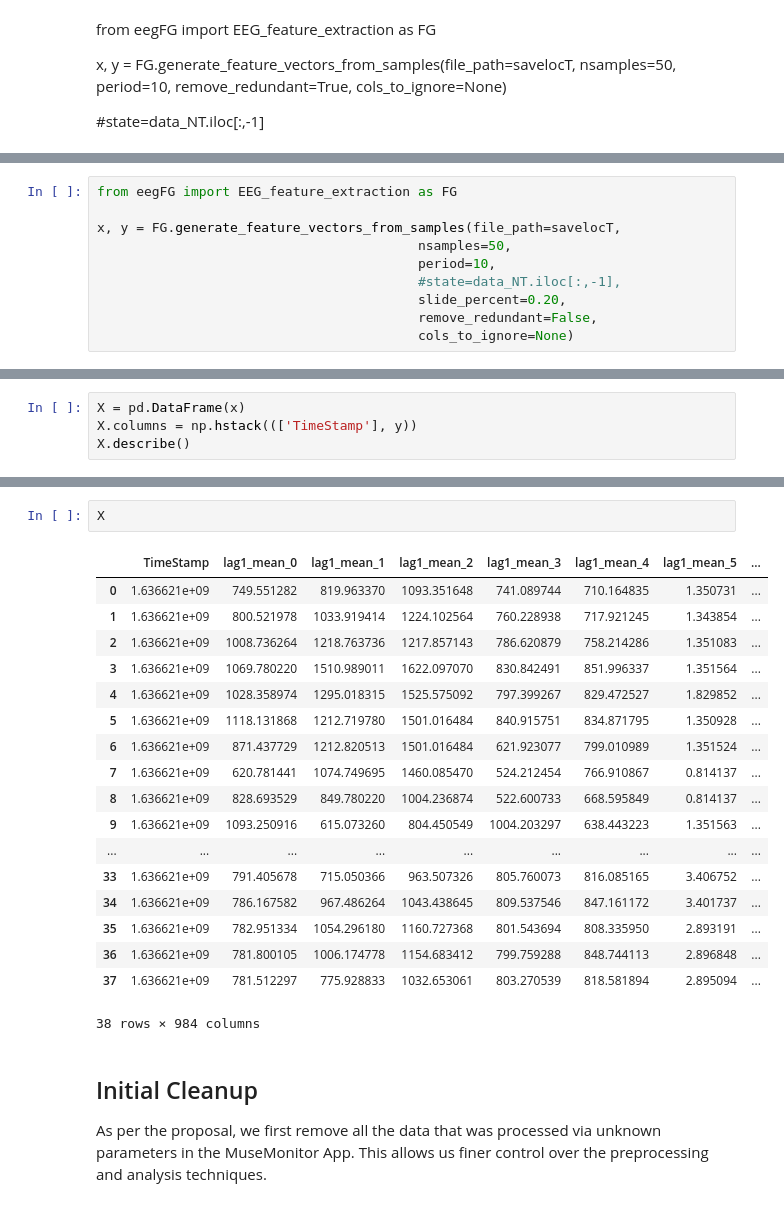
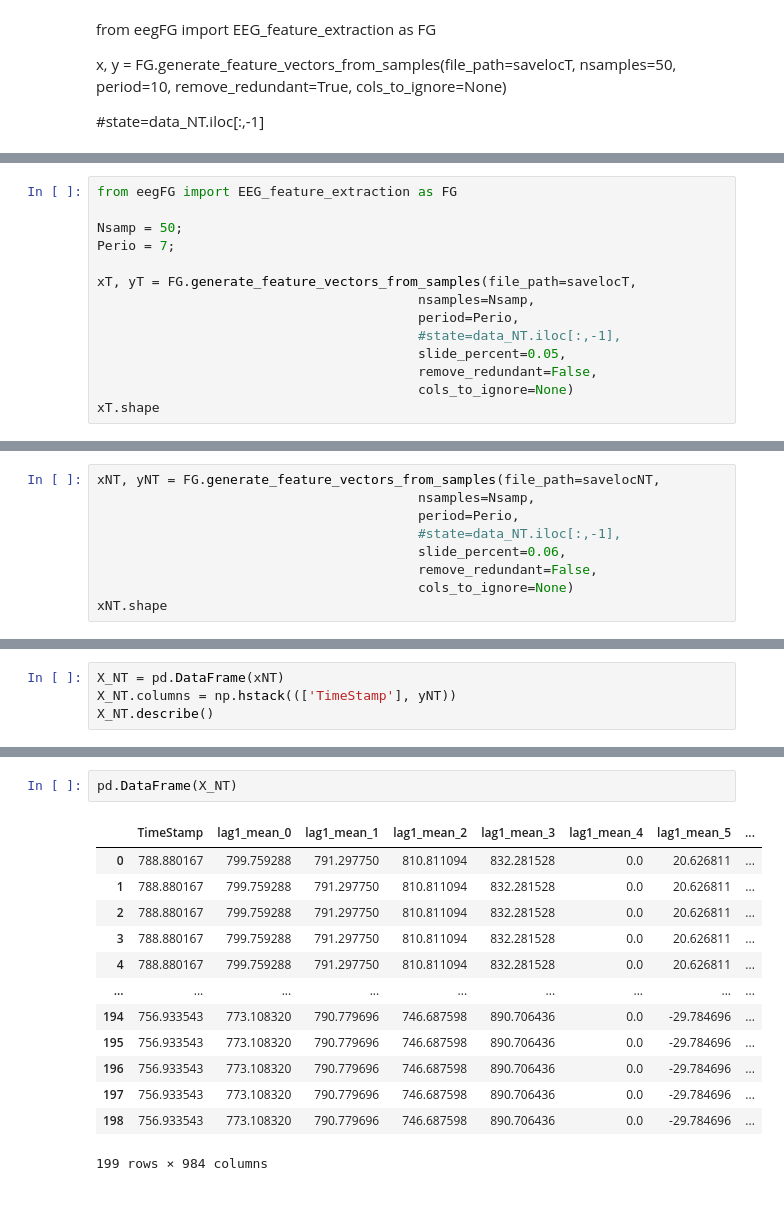
Before and after one commit to musahabib/WorkerFatigue_EEG_ML, a Jupyter notebook: Notebook.ipynb, the cells around one changed output, grey strips where cells are left out. Cells and saved outputs as stored; diff of their text form.

```diff
--- a/Notebook.ipynb
+++ b/Notebook.ipynb
@@ -261,10 +269,14 @@ x, y = FG.generate_feature_vectors_from_samples(file_path=savelocT,
 # %%
 from eegFG import EEG_feature_extraction as FG
 
-x, y = FG.generate_feature_vectors_from_samples(file_path=savelocT,
-                                         nsamples=50,
-                                         period=10,
+Nsamp = 50;
+Perio = 7;
+
+xT, yT = FG.generate_feature_vectors_from_samples(file_path=savelocT,
+                                         nsamples=Nsamp,
+                                         period=Perio,
                                          #state=data_NT.iloc[:,-1],
-                                         slide_percent=0.20,
+                                         slide_percent=0.05,
                                          remove_redundant=False,
                                          cols_to_ignore=None)
+xT.shape
@@ -270,0 +285,9 @@ x, y = FG.generate_feature_vectors_from_samples(file_path=savelocT,
+# %%
+xNT, yNT = FG.generate_feature_vectors_from_samples(file_path=savelocNT,
+                                         nsamples=Nsamp,
+                                         period=Perio,
+                                         #state=data_NT.iloc[:,-1],
+                                         slide_percent=0.06,
+                                         remove_redundant=False,
+                                         cols_to_ignore=None)
+xNT.shape
@@ -271,6 +348,6 @@ x, y = FG.generate_feature_vectors_from_samples(file_path=savelocT,
 # %%
-X = pd.DataFrame(x)
-X.columns = np.hstack((['TimeStamp'], y))
-X.describe()
+X_NT = pd.DataFrame(xNT)
+X_NT.columns = np.hstack((['TimeStamp'], yNT))
+X_NT.describe()
 # %% [output]
 |  | TimeStamp | lag1_mean_0 | lag1_mean_1 | lag1_mean_2 | lag1_mean_3 | lag1_mean_4 | lag1_mean_5 | ... |
@@ -285,25 +362,17 @@ X.describe()
 8 rows × 984 columns
 # %%
-X
+pd.DataFrame(X_NT)
 # %% [output]
 |  | TimeStamp | lag1_mean_0 | lag1_mean_1 | lag1_mean_2 | lag1_mean_3 | lag1_mean_4 | lag1_mean_5 | ... |
-| 0 | 1.636621e+09 | 749.551282 | 819.963370 | 1093.351648 | 741.089744 | 710.164835 | 1.350731 | ... |
-| 1 | 1.636621e+09 | 800.521978 | 1033.919414 | 1224.102564 | 760.228938 | 717.921245 | 1.343854 | ... |
-| 2 | 1.636621e+09 | 1008.736264 | 1218.763736 | 1217.857143 | 786.620879 | 758.214286 | 1.351083 | ... |
-| 3 | 1.636621e+09 | 1069.780220 | 1510.989011 | 1622.097070 | 830.842491 | 851.996337 | 1.351564 | ... |
-| 4 | 1.636621e+09 | 1028.358974 | 1295.018315 | 1525.575092 | 797.399267 | 829.472527 | 1.829852 | ... |
-| 5 | 1.636621e+09 | 1118.131868 | 1212.719780 | 1501.016484 | 840.915751 | 834.871795 | 1.350928 | ... |
-| 6 | 1.636621e+09 | 871.437729 | 1212.820513 | 1501.016484 | 621.923077 | 799.010989 | 1.351524 | ... |
-| 7 | 1.636621e+09 | 620.781441 | 1074.749695 | 1460.085470 | 524.212454 | 766.910867 | 0.814137 | ... |
-| 8 | 1.636621e+09 | 828.693529 | 849.780220 | 1004.236874 | 522.600733 | 668.595849 | 0.814137 | ... |
-| 9 | 1.636621e+09 | 1093.250916 | 615.073260 | 804.450549 | 1004.203297 | 638.443223 | 1.351563 | ... |
+| 0 | 788.880167 | 799.759288 | 791.297750 | 810.811094 | 832.281528 | 0.0 | 20.626811 | ... |
+| 1 | 788.880167 | 799.759288 | 791.297750 | 810.811094 | 832.281528 | 0.0 | 20.626811 | ... |
+| 2 | 788.880167 | 799.759288 | 791.297750 | 810.811094 | 832.281528 | 0.0 | 20.626811 | ... |
+| 3 | 788.880167 | 799.759288 | 791.297750 | 810.811094 | 832.281528 | 0.0 | 20.626811 | ... |
+| 4 | 788.880167 | 799.759288 | 791.297750 | 810.811094 | 832.281528 | 0.0 | 20.626811 | ... |
 | ... | ... | ... | ... | ... | ... | ... | ... | ... |
-| 33 | 1.636621e+09 | 791.405678 | 715.050366 | 963.507326 | 805.760073 | 816.085165 | 3.406752 | ... |
-| 34 | 1.636621e+09 | 786.167582 | 967.486264 | 1043.438645 | 809.537546 | 847.161172 | 3.401737 | ... |
-| 35 | 1.636621e+09 | 782.951334 | 1054.296180 | 1160.727368 | 801.543694 | 808.335950 | 2.893191 | ... |
-| 36 | 1.636621e+09 | 781.800105 | 1006.174778 | 1154.683412 | 799.759288 | 848.744113 | 2.896848 | ... |
-| 37 | 1.636621e+09 | 781.512297 | 775.928833 | 1032.653061 | 803.270539 | 818.581894 | 2.895094 | ... |
+| 194 | 756.933543 | 773.108320 | 790.779696 | 746.687598 | 890.706436 | 0.0 | -29.784696 | ... |
+| 195 | 756.933543 | 773.108320 | 790.779696 | 746.687598 | 890.706436 | 0.0 | -29.784696 | ... |
+| 196 | 756.933543 | 773.108320 | 790.779696 | 746.687598 | 890.706436 | 0.0 | -29.784696 | ... |
+| 197 | 756.933543 | 773.108320 | 790.779696 | 746.687598 | 890.706436 | 0.0 | -29.784696 | ... |
+| 198 | 756.933543 | 773.108320 | 790.779696 | 746.687598 | 890.706436 | 0.0 | -29.784696 | ... |
-38 rows × 984 columns
+199 rows × 984 columns
-# %% [markdown]
-## Initial Cleanup
-As per the proposal, we first remove all the data that was processed via unknown parameters in the MuseMonitor App. This allows us finer control over the preprocessing and analysis techniques.
```
Also changed, not shown: parts of 43 cells of this notebook, 2 other files.
